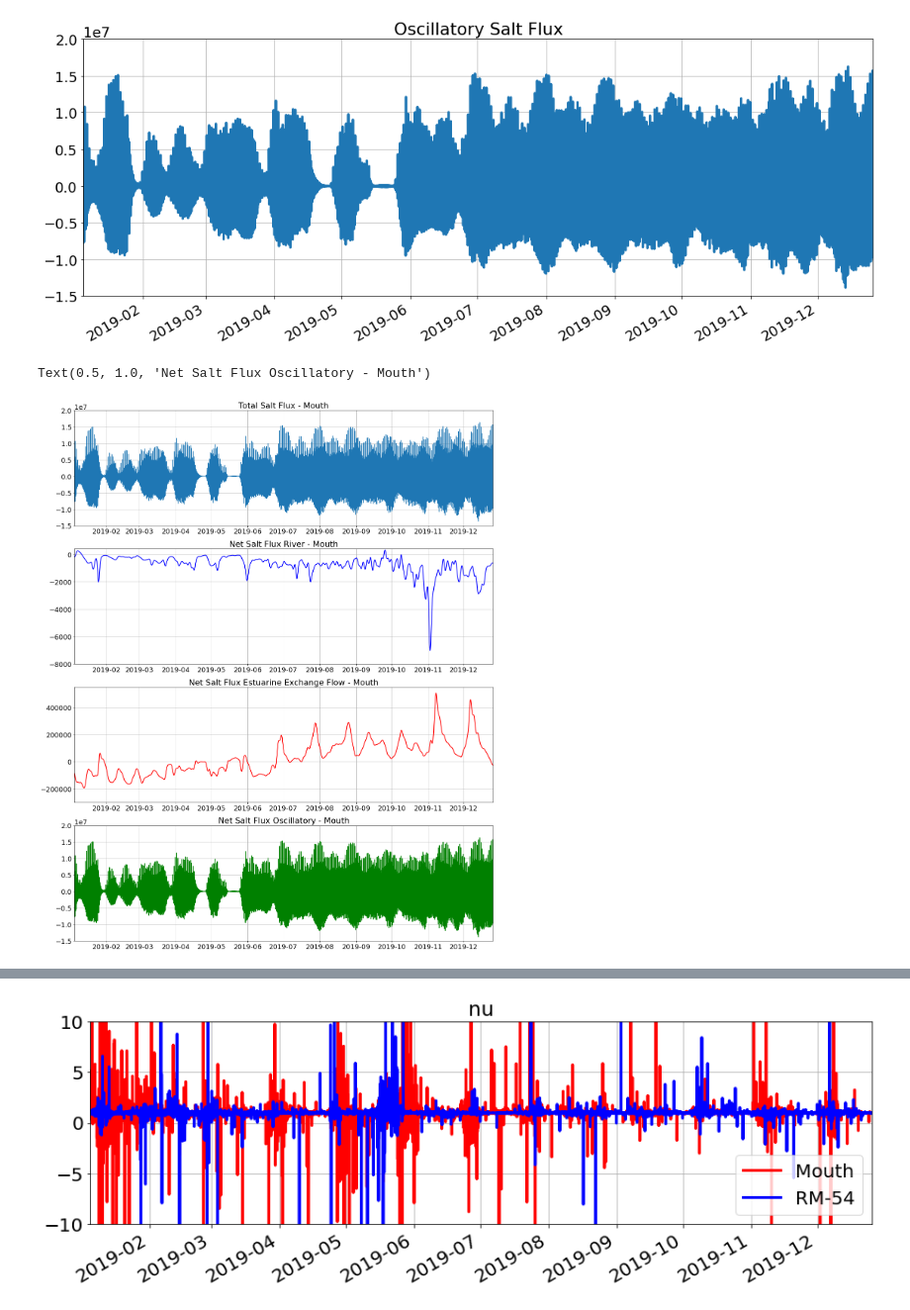
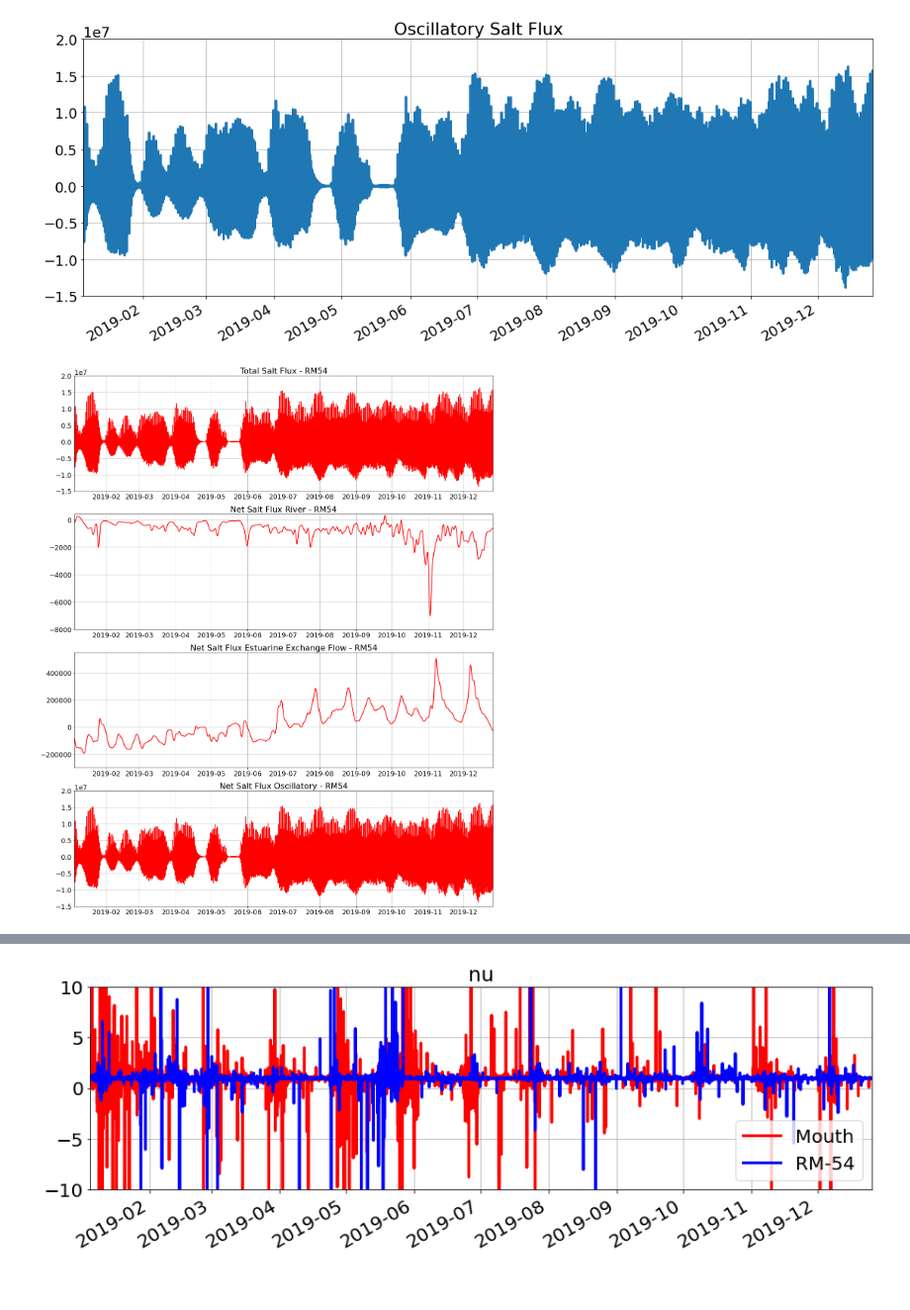
Before and after one commit to salme146/delaware_bay_salinity_study, a Jupyter notebook: Model_Output/Salt_Flux_2019_Tide_Run_2transects.ipynb, the cells around one changed output, grey strips where cells are left out. Shown at 99% size. Cells and saved outputs as stored; diff of their text form; code cells hidden in the pictures.

Commit message:
update salt flux sample code

```diff
--- a/Model_Output/Salt_Flux_2019_Tide_Run_2transects.ipynb
+++ b/Model_Output/Salt_Flux_2019_Tide_Run_2transects.ipynb
@@ -540,33 +541,34 @@ plt.grid()
 # %%
 fig, axs = plt.subplots(4,figsize=(20,26))
 fig.suptitle('')
 
-axs[0].plot(ds1['ocean_time'],(F02+Fe2+Ft2))
+axs[0].plot(ds1['ocean_time'],(F02+Fe2+Ft2),color='red',linewidth=2)
 axs[0].set_ylim([-15000000, 20000000])
 axs[0].set_xlim(pd.Timestamp('2019-01-05'), pd.Timestamp('2019-12-26'))
 axs[0].grid()
 
-axs[1].plot(ds1['ocean_time'],-1*F02,color='blue',linewidth=2)
+axs[1].plot(ds1['ocean_time'],-1*F02,color='red',linewidth=2)
 axs[1].set_ylim([-8000, 400])
 axs[1].set_xlim(pd.Timestamp('2019-01-05'), pd.Timestamp('2019-12-26'))
 axs[1].grid()
 
 axs[2].plot(ds1['ocean_time'],Fe2,color='red',linewidth=2)
 axs[2].set_ylim([-300000, 550000])
 axs[2].set_xlim(pd.Timestamp('2019-01-05'), pd.Timestamp('2019-12-26'))
 axs[2].grid()
 
-axs[3].plot(ds1['ocean_time'],Ft2,color='green',linewidth=2)
+axs[3].plot(ds1['ocean_time'],Ft2,color='red',linewidth=2)
 axs[3].set_ylim([-15000000, 20000000])
 axs[3].set_xlim(pd.Timestamp('2019-01-05'), pd.Timestamp('2019-12-26'))
 axs[3].grid()
 
 
 plt.rcParams['font.size'] = '18'
-axs[0].set_title('Total Salt Flux - Mouth')
-axs[1].set_title('Net Salt Flux River - Mouth')
-axs[2].set_title('Net Salt Flux Estuarine Exchange Flow - Mouth')
-axs[3].set_title('Net Salt Flux Oscillatory - Mouth')
+axs[0].set_title('Total Salt Flux - RM54')
+axs[1].set_title('Net Salt Flux River - RM54')
+axs[2].set_title('Net Salt Flux Estuarine Exchange Flow - RM54')
+axs[3].set_title('Net Salt Flux Oscillatory - RM54')
+
+# plt.savefig('SaltFlux_2019_TideRun_RM54.png',facecolor='white', edgecolor='none')
 # %% [output]
-Text(0.5, 1.0, 'Net Salt Flux Oscillatory - Mouth')
-[figure, old version]
+[figure, new version]
```
Also changed, not shown: parts of 4 cells of this notebook.
